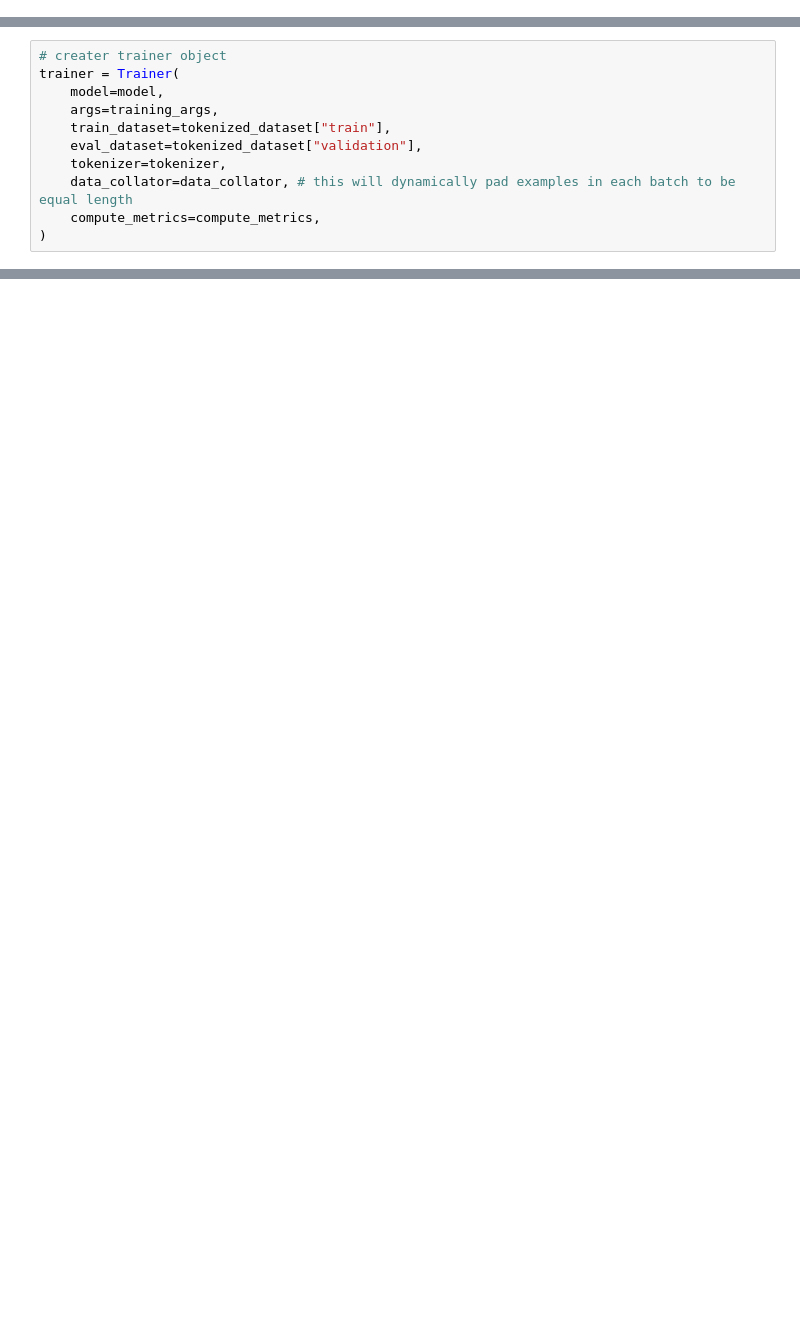
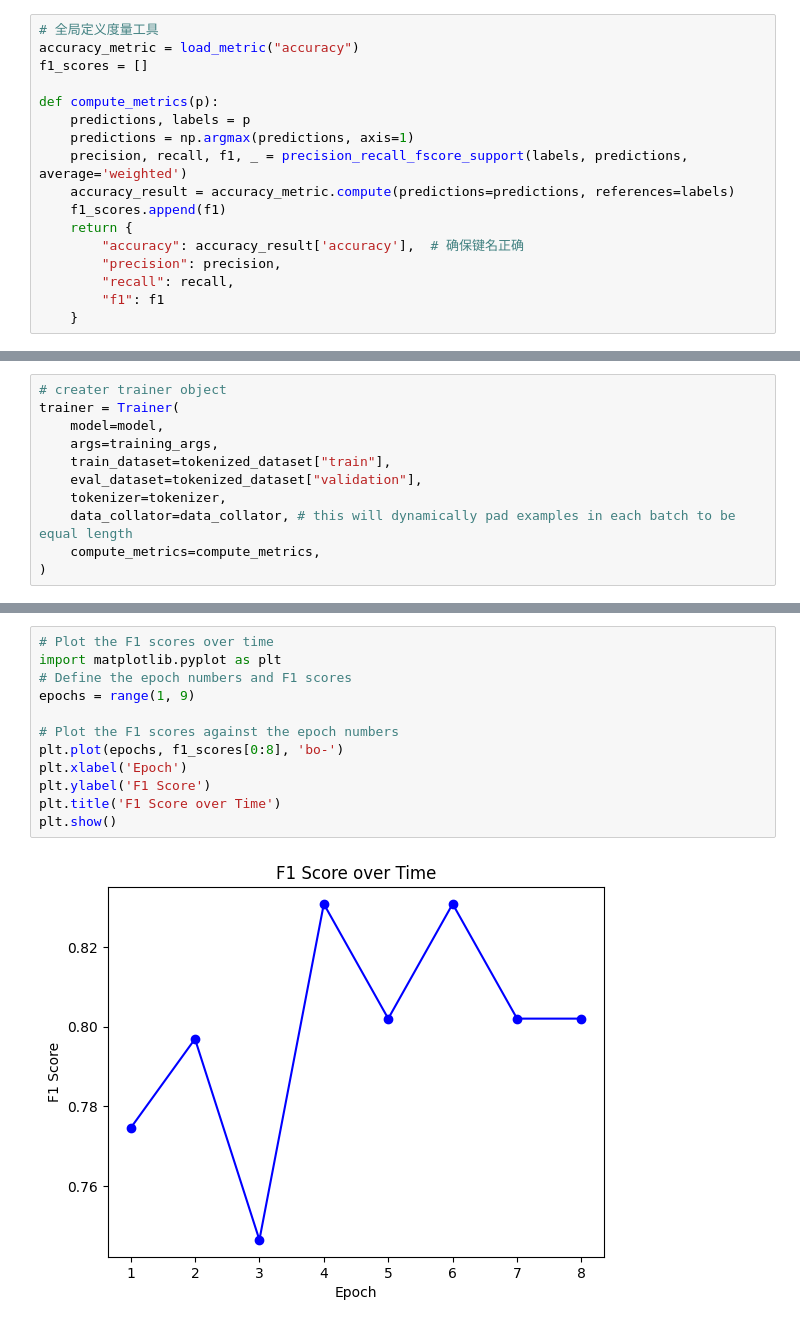
Before and after one commit to Rhosen23/Metaphor, a Jupyter notebook: metaphor.ipynb, the cells around one changed output, grey strips where cells are left out. Cells and saved outputs as stored; diff of their text form; blank space fills up the shorter version.

```diff
--- a/metaphor.ipynb
+++ b/metaphor.ipynb
@@ -234,0 +215,17 @@ num_epochs = 10
+# %%
+# 全局定义度量工具
+accuracy_metric = load_metric("accuracy")
+f1_scores = []
+
+def compute_metrics(p):
+    predictions, labels = p
+    predictions = np.argmax(predictions, axis=1)
+    precision, recall, f1, _ = precision_recall_fscore_support(labels, predictions, average='weighted')
+    accuracy_result = accuracy_metric.compute(predictions=predictions, references=labels)
+    f1_scores.append(f1)
+    return {
+        "accuracy": accuracy_result['accuracy'],  # 确保键名正确
+        "precision": precision,
+        "recall": recall,
+        "f1": f1
+    }
@@ -296,0 +289,14 @@ All evaluation results: {'eval_loss': 1.1512770652770996, 'eval_accuracy': 0.861
+# %%
+# Plot the F1 scores over time
+import matplotlib.pyplot as plt
+# Define the epoch numbers and F1 scores
+epochs = range(1, 9)
+
+# Plot the F1 scores against the epoch numbers
+plt.plot(epochs, f1_scores[0:8], 'bo-')
+plt.xlabel('Epoch')
+plt.ylabel('F1 Score')
+plt.title('F1 Score over Time')
+plt.show()
+# %% [output]
+[figure, added]
```
Also changed, not shown: parts of 9 cells of this notebook, 3 other files.
